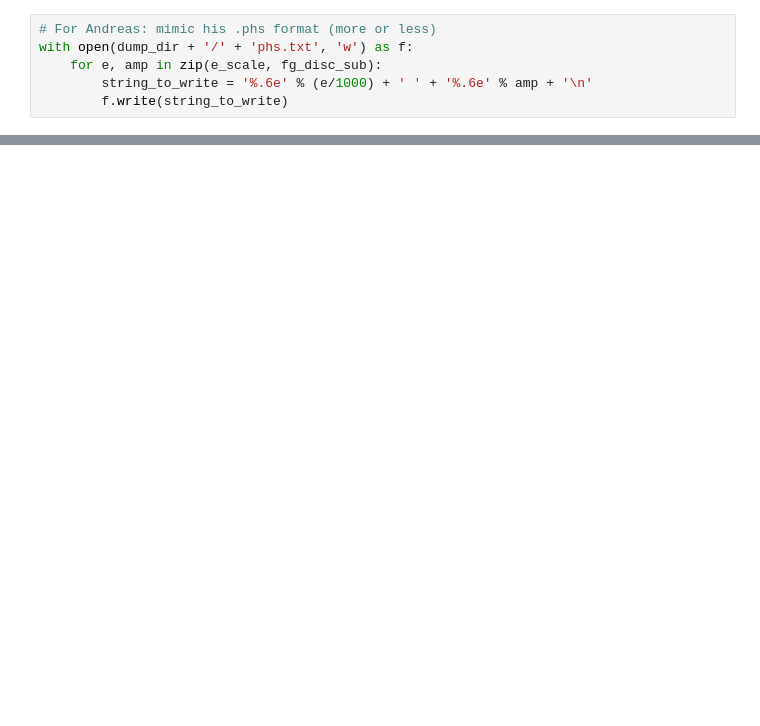
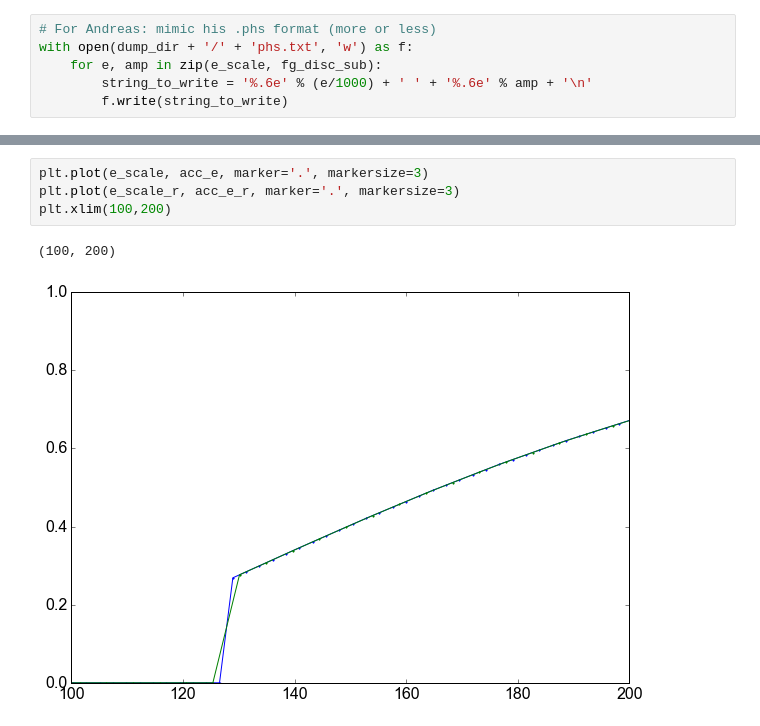
Before and after one commit to XENON1T/PTB, a Jupyter notebook: 08_dump_ascii_file.ipynb, the cells around one changed output, grey strips where cells are left out. Saved outputs shown, nothing was run; the diff lists cells and outputs as text; blank space fills up the shorter version.

```diff
--- a/08_dump_ascii_file.ipynb
+++ b/08_dump_ascii_file.ipynb
@@ -29,0 +59,7 @@ plt.axvline(130)
+# %%
+plt.plot(e_scale, acc_e, marker='.', markersize=3)
+plt.plot(e_scale_r, acc_e_r, marker='.', markersize=3)
+plt.xlim(100,200)
+# %% [output]
+(100, 200)
+[figure, added]
```
Also changed, not shown: parts of 11 cells of this notebook, 17 other files.
